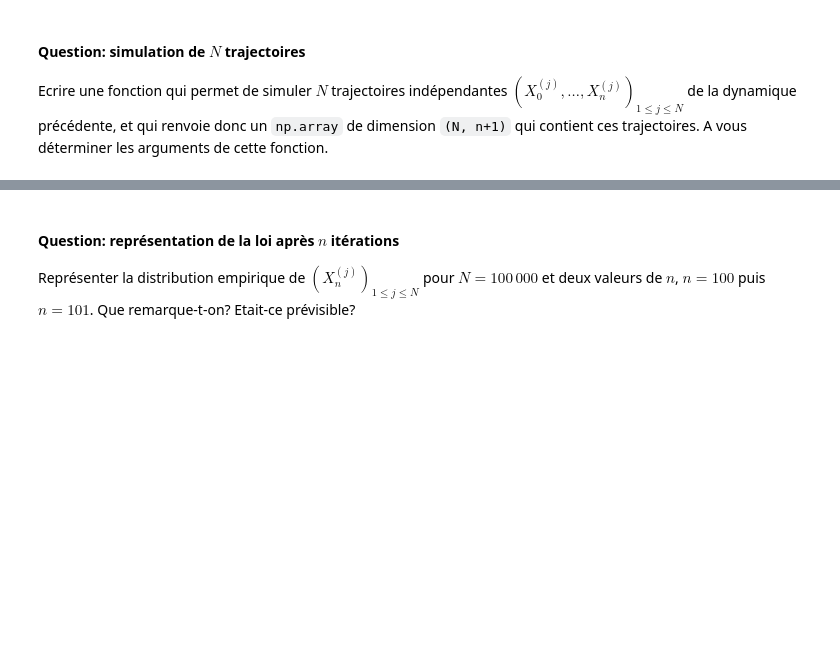
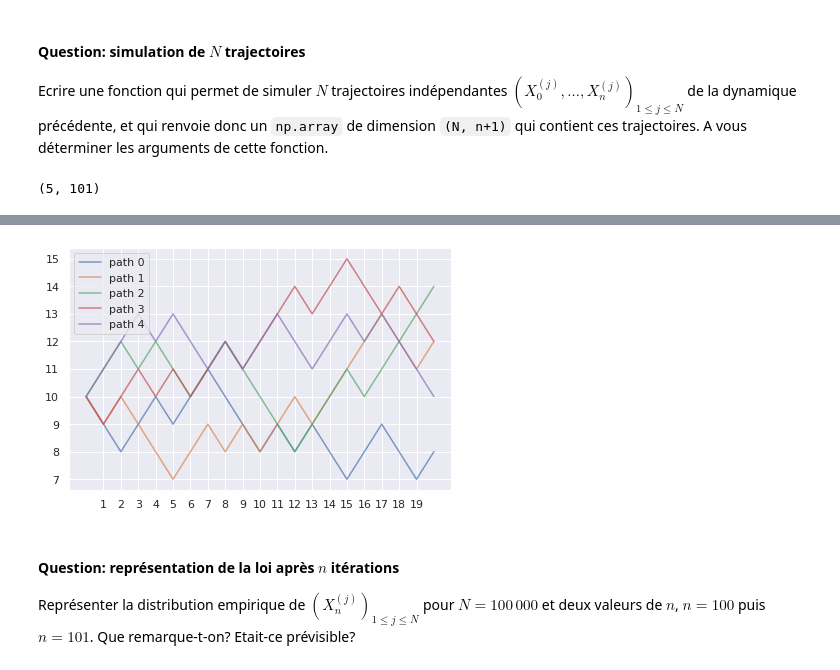
Before and after one commit to PolTibau/Probabilit-s-num-riques, a Jupyter notebook: TP/TP2 Sujet.ipynb, the cells around one changed output, grey strips where cells are left out. Saved outputs shown, nothing was run; the diff lists cells and outputs as text; code cells hidden in the pictures; blank space fills up the shorter version.

```diff
--- a/TP/TP2 Sujet.ipynb
+++ b/TP/TP2 Sujet.ipynb
@@ -172,3 +199,20 @@ En utilisant le type `list` initaliser les listes `E` et `A_0`, puis programmer
 #### Question: pour manipuler le type `set`
 
 Reprendre la question précédente avec le type `set` et les méthodes associées: `add` et `remove`.
+# %%
+E = set(range(1,d+1))
+A = set(range(1,11))
+
+U = stats.randint.rvs(low=1, high=20, size=n, random_state=rng) #tambe podem utilitzar rng.choice(E) que tira uniforme dins d'una llista
+
+for i in range(n):
+    if(U[i] in A):
+        A.remove(U[i])
+    else:
+        A.add(int(U[i]))
+
+B = {i for i in range(1,d+1) if i not in A}
+
+
+print(f"A_n = {A}")
+print(f"B_n = {B}")
@@ -192,12 +239,54 @@ avec $(U_k)_{k \ge 1}$ une suite de variables aléatoires indépendantes de loi
 #### Question: simulation de $N$ trajectoires
 
 Ecrire une fonction qui permet de simuler $N$ trajectoires indépendantes $(X_0^{(j)},\dots, X_n^{(j)})_{1 \le j \le N}$ de la dynamique précédente, et qui renvoie donc un `np.array` de dimension `(N, n+1)` qui contient ces trajectoires. A vous déterminer les arguments de cette fonction.
+# %%
+def traj(x0,n,d,N):
+    X = np.array([[x0 for i in range(N)]])
+    for i in range(n):
+        b = stats.uniform.rvs(size=N, random_state=rng)
+        Y = X[-1] - (b<=(np.array(X[-1])/d)) + (b>(d-np.array(X[-1]))/d)
+        X = np.vstack([X, Y])
+    return X.T
+
+M = traj(10, 100, 20, 5)
+print(M.shape)
+# %% [output]
+(5, 101)
+# %%
+#millor ja que no cal utilitzar vstack
+
+def ehrenfest(x0, n, N):
+    b = stats.uniform.rvs(size=([n,N]), random_state=rng)
+    sample = np.zeros(shape=(n+1,N))
+    sample[0] = x0
+    for k in range(n):
+        #sample[k+1] = sample[k] - (b[k]<=sample[k]/d) + (b[k]>(d-sample[k])/d)
+        sample[k+1] = sample[k] + 1 - 2*(b[k]<=sample[k]/d)
+    return sample.T
 # %% [markdown]
 #### Question: affichage de trajectoires
 
 Reproduire le graphe suivant qui représente l'évolution de 5 trajectoires de $(X_k)_{0 \le k \le n}$ avec $n=20$.
 
 ![](img/paths.png)
+# %%
+import matplotlib.pyplot as plt
+import seaborn as sns
+sns.set_theme()
+N = 5
+n = 20
+
+M = ehrenfest(10,n,N)
+fig, ax = plt.subplots(layout='tight')
+ax.grid(True)
+ax.set_xticks(range(1,20))
+for i in range(5):
+    ax.plot(np.arange(21), M[i], label=f"path {i}", alpha=0.7)
+
+plt.legend()
+plt.show()
+# %% [output]
+[figure, added]
 # %% [markdown]
 #### Question: représentation de la loi après $n$ itérations
 
```
Also changed, not shown: parts of 5 cells of this notebook.
